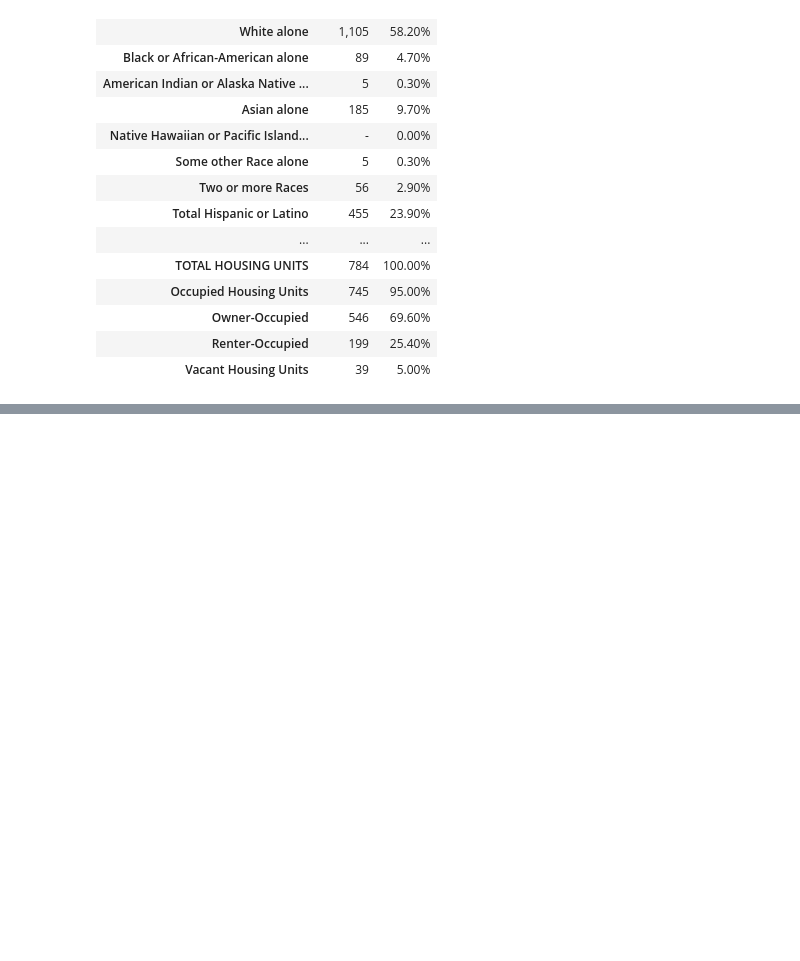
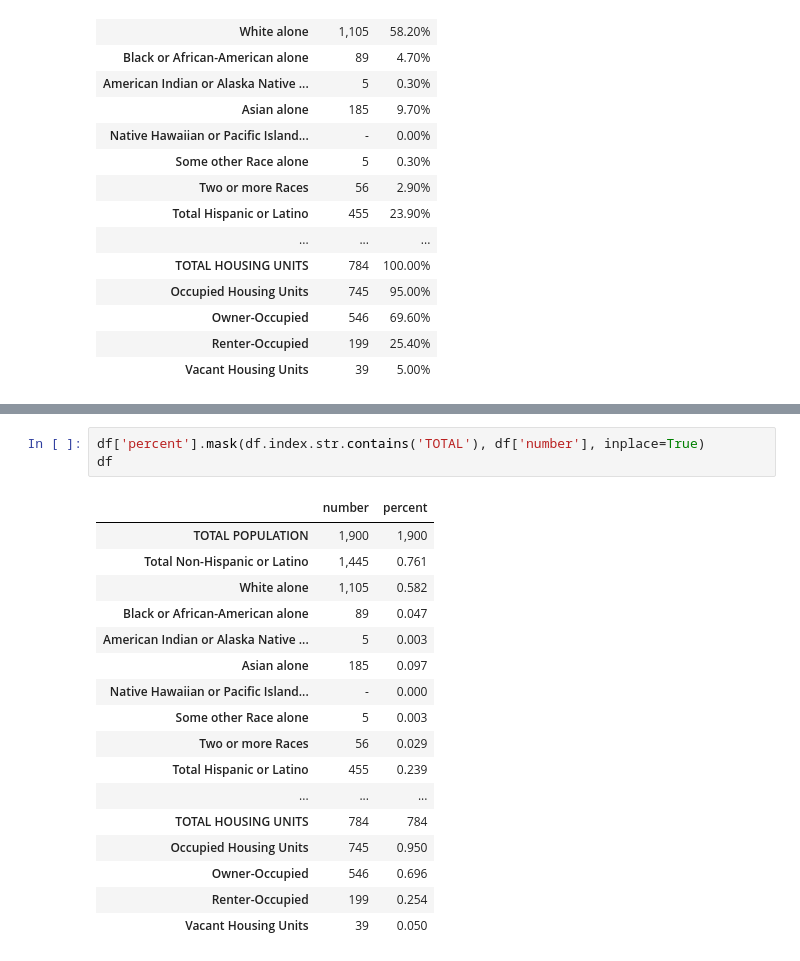
Before and after one commit to francis-eudy/Coursera_Capstone, a Jupyter notebook: explore-demographics-df.ipynb, the cells around one changed output, grey strips where cells are left out. Drawn from its saved outputs; the diff is of its cells as text; blank space fills up the shorter version.

```diff
--- a/explore-demographics-df.ipynb
+++ b/explore-demographics-df.ipynb
@@ -88,0 +110,21 @@ df
+# %%
+df['percent'].mask(df.index.str.contains('TOTAL'), df['number'], inplace=True)
+df
+# %% [output]
+|  | number | percent |
+| TOTAL POPULATION | 1,900 | 1,900 |
+| Total Non-Hispanic or Latino | 1,445 | 0.761 |
+| White alone | 1,105 | 0.582 |
+| Black or African-American alone | 89 | 0.047 |
+| American Indian or Alaska Native ... | 5 | 0.003 |
+| Asian alone | 185 | 0.097 |
+| Native Hawaiian or Pacific Island... | - | 0.000 |
+| Some other Race alone | 5 | 0.003 |
+| Two or more Races | 56 | 0.029 |
+| Total Hispanic or Latino | 455 | 0.239 |
+| ... | ... | ... |
+| TOTAL HOUSING UNITS | 784 | 784 |
+| Occupied Housing Units | 745 | 0.950 |
+| Owner-Occupied | 546 | 0.696 |
+| Renter-Occupied | 199 | 0.254 |
+| Vacant Housing Units | 39 | 0.050 |
```
Also changed, not shown: parts of 4 cells of this notebook.
